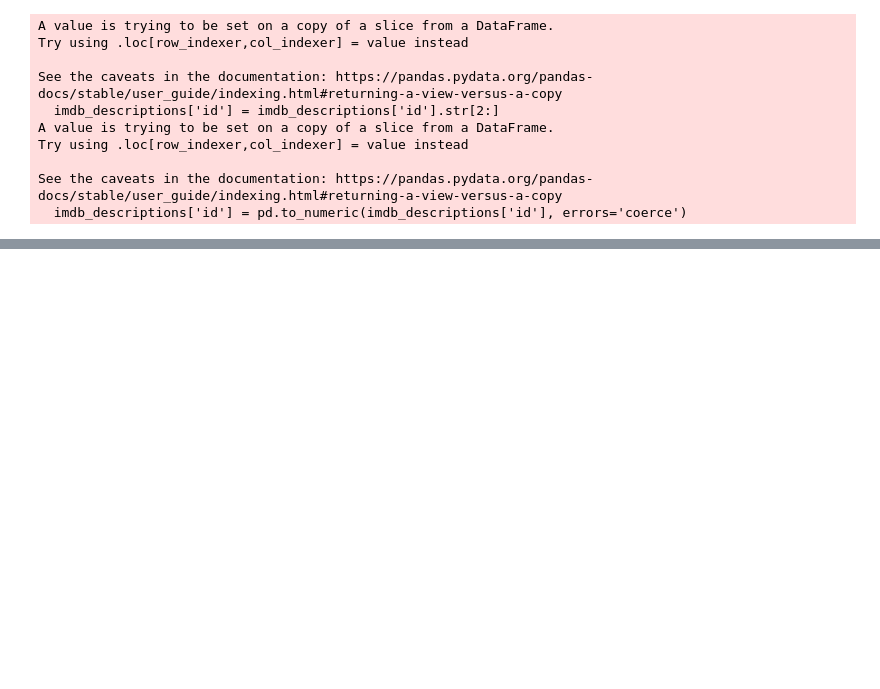
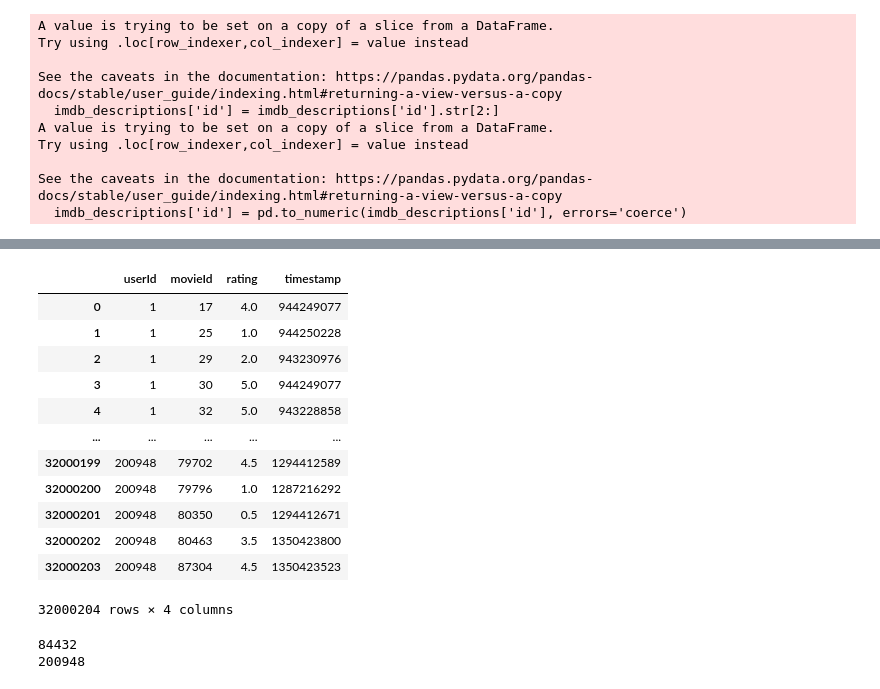
Before and after one commit to radziko/ctds_02807, a Jupyter notebook: get_data.ipynb, the cells around one changed output, grey strips where cells are left out. Drawn from its saved outputs; the diff is of its cells as text; code cells hidden in the pictures; blank space fills up the shorter version.

```diff
--- a/get_data.ipynb
+++ b/get_data.ipynb
@@ -83,0 +102,23 @@ ml_movies_description.to_csv('data/movies_with_description.csv', index=False)
+# %%
+ml_ratings
+# %% [output]
+|  | userId | movieId | rating | timestamp |
+| 0 | 1 | 17 | 4.0 | 944249077 |
+| 1 | 1 | 25 | 1.0 | 944250228 |
+| 2 | 1 | 29 | 2.0 | 943230976 |
+| 3 | 1 | 30 | 5.0 | 944249077 |
+| 4 | 1 | 32 | 5.0 | 943228858 |
+| ... | ... | ... | ... | ... |
+| 32000199 | 200948 | 79702 | 4.5 | 1294412589 |
+| 32000200 | 200948 | 79796 | 1.0 | 1287216292 |
+| 32000201 | 200948 | 80350 | 0.5 | 1294412671 |
+| 32000202 | 200948 | 80463 | 3.5 | 1350423800 |
+| 32000203 | 200948 | 87304 | 4.5 | 1350423523 |
+32000204 rows × 4 columns
+# %%
+#count unique movies, users
+print(ml_ratings['movieId'].nunique())
+print(ml_ratings['userId'].nunique())
+# %% [output]
+84432
+200948
```
Also changed, not shown: parts of 12 cells of this notebook, 2 other files.
